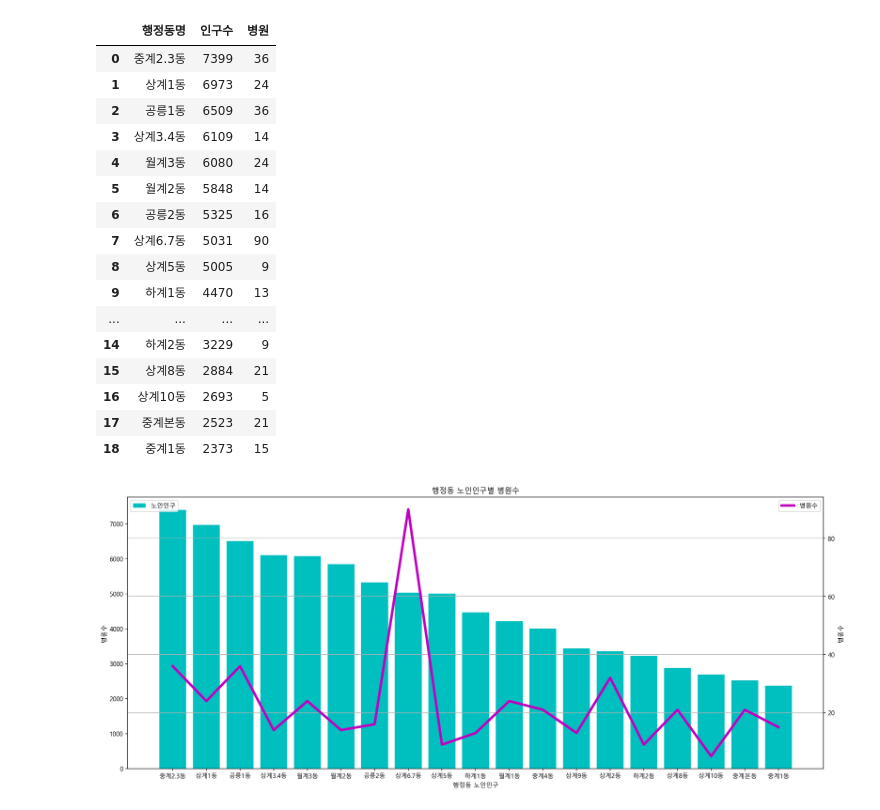
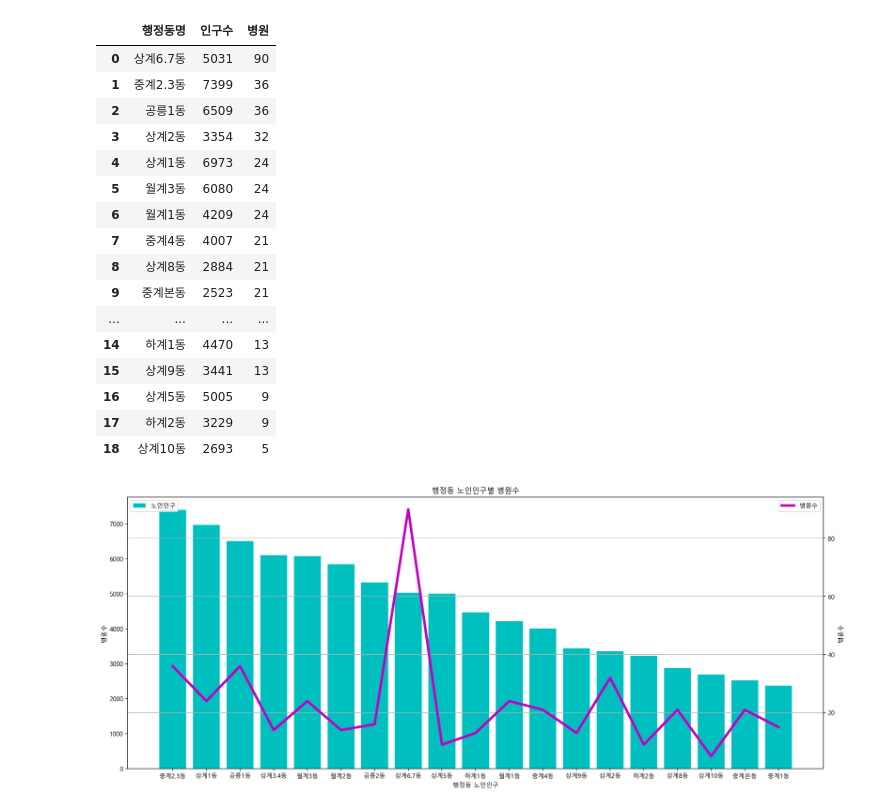
Before and after one commit to seoyoungSohn/CapstoneDesign1, a Jupyter notebook: old_infra/인구수와 병원수의 상관관계.ipynb, the cells around one changed output. Drawn from its saved outputs; the diff is of its cells as text; code cells hidden in the pictures.

```diff
--- a/old_infra/인구수와 병원수의 상관관계.ipynb
+++ b/old_infra/인구수와 병원수의 상관관계.ipynb
@@ -13,24 +13,26 @@ from IPython.display import set_matplotlib_formats
 set_matplotlib_formats('retina')
 # %%
 df = pd.read_csv("./data/people_hospital2.csv", low_memory=False)
+df2 = pd.read_csv("./data/people_hospital3.csv", low_memory=False)
 # %%
 df
+df2
 # %% [output]
 |  | 행정동명 | 인구수 | 병원 |
-| 0 | 중계2.3동 | 7399 | 36 |
-| 1 | 상계1동 | 6973 | 24 |
+| 0 | 상계6.7동 | 5031 | 90 |
+| 1 | 중계2.3동 | 7399 | 36 |
 | 2 | 공릉1동 | 6509 | 36 |
-| 3 | 상계3.4동 | 6109 | 14 |
-| 4 | 월계3동 | 6080 | 24 |
-| 5 | 월계2동 | 5848 | 14 |
-| 6 | 공릉2동 | 5325 | 16 |
-| 7 | 상계6.7동 | 5031 | 90 |
-| 8 | 상계5동 | 5005 | 9 |
-| 9 | 하계1동 | 4470 | 13 |
+| 3 | 상계2동 | 3354 | 32 |
+| 4 | 상계1동 | 6973 | 24 |
+| 5 | 월계3동 | 6080 | 24 |
+| 6 | 월계1동 | 4209 | 24 |
+| 7 | 중계4동 | 4007 | 21 |
+| 8 | 상계8동 | 2884 | 21 |
+| 9 | 중계본동 | 2523 | 21 |
 | ... | ... | ... | ... |
-| 14 | 하계2동 | 3229 | 9 |
-| 15 | 상계8동 | 2884 | 21 |
-| 16 | 상계10동 | 2693 | 5 |
-| 17 | 중계본동 | 2523 | 21 |
-| 18 | 중계1동 | 2373 | 15 |
+| 14 | 하계1동 | 4470 | 13 |
+| 15 | 상계9동 | 3441 | 13 |
+| 16 | 상계5동 | 5005 | 9 |
+| 17 | 하계2동 | 3229 | 9 |
+| 18 | 상계10동 | 2693 | 5 |
 # %%
```
Also changed, not shown: parts of 8 cells of this notebook.
